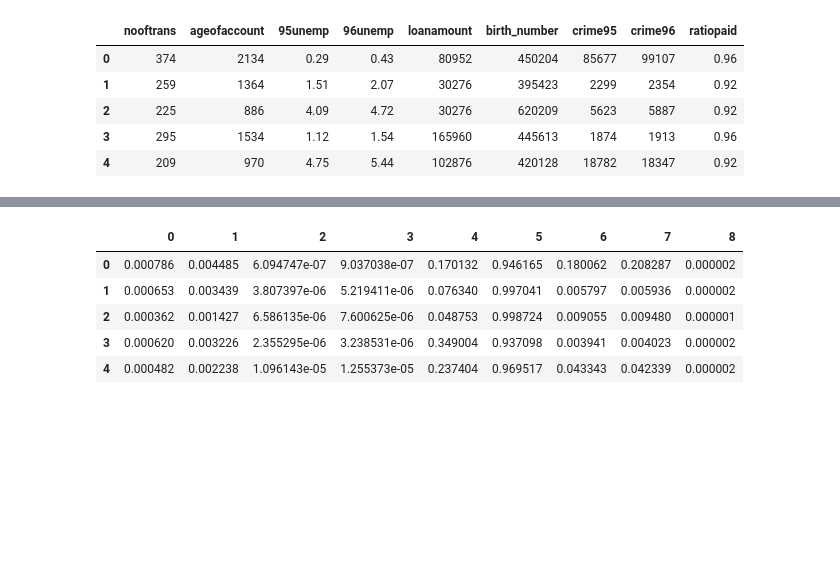
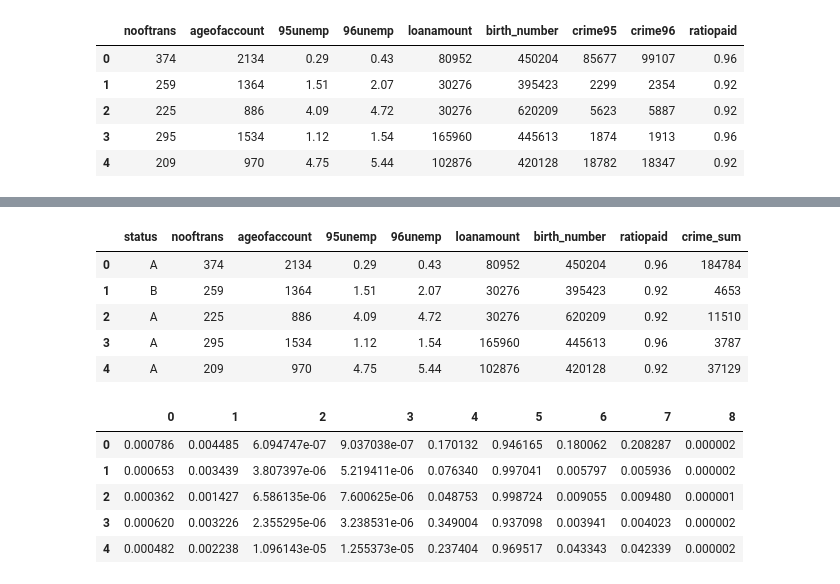
Before and after one commit to urospetkovic/IronHackLabs, a Jupyter notebook: week4/Logistic Regression LAB/Logistic_regression_bank_outline.ipynb, the cells around one changed output, grey strips where cells are left out. Cells and saved outputs as stored; diff of their text form; code cells hidden in the pictures; blank space fills up the shorter version.

```diff
--- a/week4/Logistic Regression LAB/Logistic_regression_bank_outline.ipynb
+++ b/week4/Logistic Regression LAB/Logistic_regression_bank_outline.ipynb
@@ -240,3 +240,5 @@ X.head()
 | 2 | 225 | 886 | 4.09 | 4.72 | 30276 | 620209 | 5623 | 5887 | 0.92 |
 | 3 | 295 | 1534 | 1.12 | 1.54 | 165960 | 445613 | 1874 | 1913 | 0.96 |
 | 4 | 209 | 970 | 4.75 | 5.44 | 102876 | 420128 | 18782 | 18347 | 0.92 |
+# %%
+df['crime_sum'] = df['crime95'] + df['crime96']
@@ -243,3 +254,14 @@ X.head()
+# %%
+df.drop(['crime95', 'crime96'], axis=1, inplace=True)
+# %%
+df.head()
+# %% [output]
+|  | status | nooftrans | ageofaccount | 95unemp | 96unemp | loanamount | birth_number | ratiopaid | crime_sum |
+| 0 | A | 374 | 2134 | 0.29 | 0.43 | 80952 | 450204 | 0.96 | 184784 |
+| 1 | B | 259 | 1364 | 1.51 | 2.07 | 30276 | 395423 | 0.92 | 4653 |
+| 2 | A | 225 | 886 | 4.09 | 4.72 | 30276 | 620209 | 0.92 | 11510 |
+| 3 | A | 295 | 1534 | 1.12 | 1.54 | 165960 | 445613 | 0.96 | 3787 |
+| 4 | A | 209 | 970 | 4.75 | 5.44 | 102876 | 420128 | 0.92 | 37129 |
 # %%
 scaler = Normalizer().fit(X)
 scaled = scaler.transform(X) # scaling to gaussian distr
```
Also changed, not shown: parts of 2 cells of this notebook, 3 other files.
